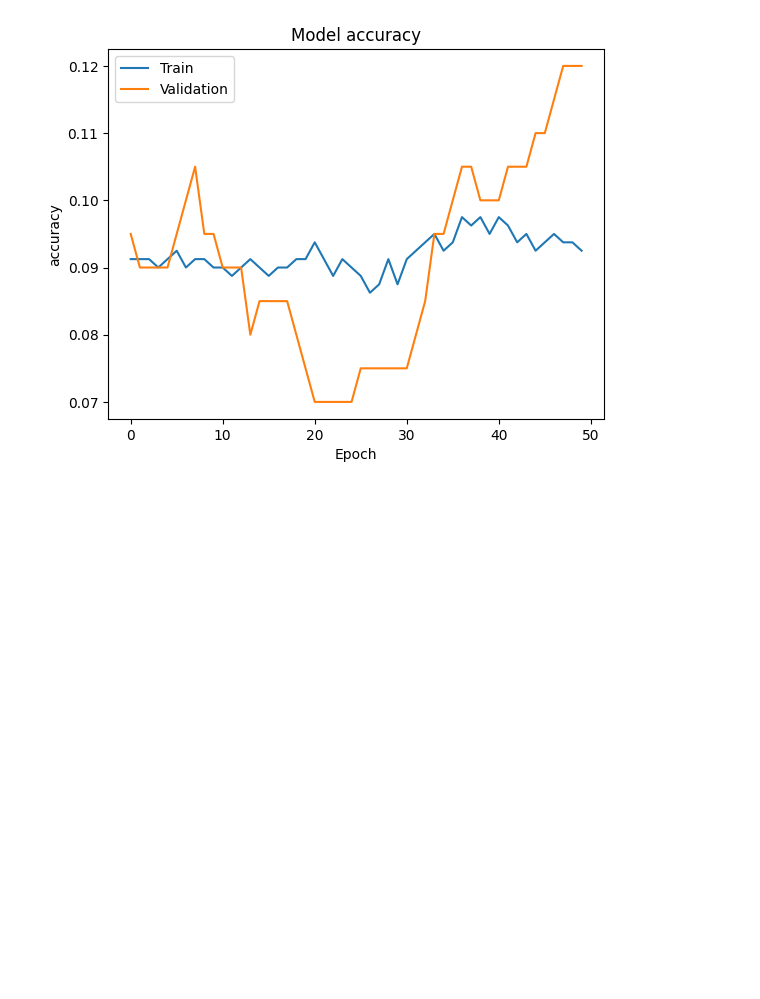
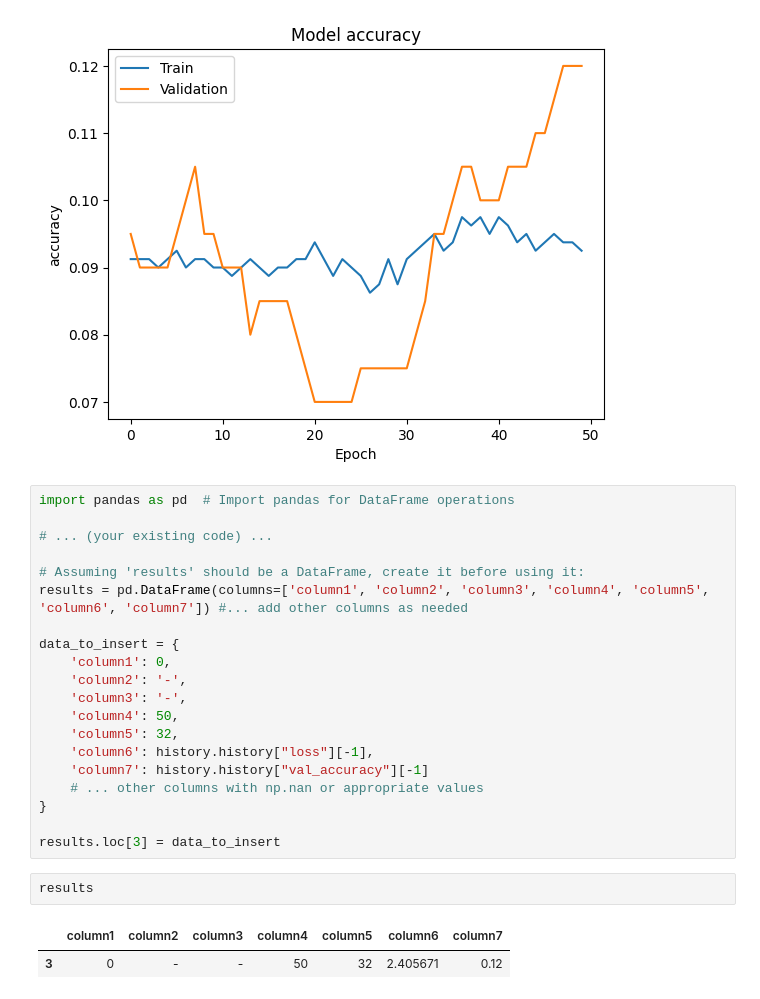
Before and after one commit to bcheng251/BenChen, a Jupyter notebook: Convert_ipynb_to_HTML_in_Colab.ipynb, the cells around one changed output. Saved outputs shown, nothing was run; the diff lists cells and outputs as text; blank space fills up the shorter version.

```diff
--- a/Convert_ipynb_to_HTML_in_Colab.ipynb
+++ b/Convert_ipynb_to_HTML_in_Colab.ipynb
@@ -1586,3 +1586,28 @@ plot(history, 'loss') # Call the function to plot the loss
 plot(history,'accuracy')
 # %% [output]
 [figure]
+# %%
+import pandas as pd  # Import pandas for DataFrame operations
+
+# ... (your existing code) ...
+
+# Assuming 'results' should be a DataFrame, create it before using it:
+results = pd.DataFrame(columns=['column1', 'column2', 'column3', 'column4', 'column5', 'column6', 'column7']) #... add other columns as needed
+
+data_to_insert = {
+    'column1': 0,
+    'column2': '-',
+    'column3': '-',
+    'column4': 50,
+    'column5': 32,
+    'column6': history.history["loss"][-1],
+    'column7': history.history["val_accuracy"][-1]
+    # ... other columns with np.nan or appropriate values
+}
+
+results.loc[3] = data_to_insert
+# %%
+results
+# %% [output]
+|  | column1 | column2 | column3 | column4 | column5 | column6 | column7 |
+| 3 | 0 | - | - | 50 | 32 | 2.405671 | 0.12 |
```
